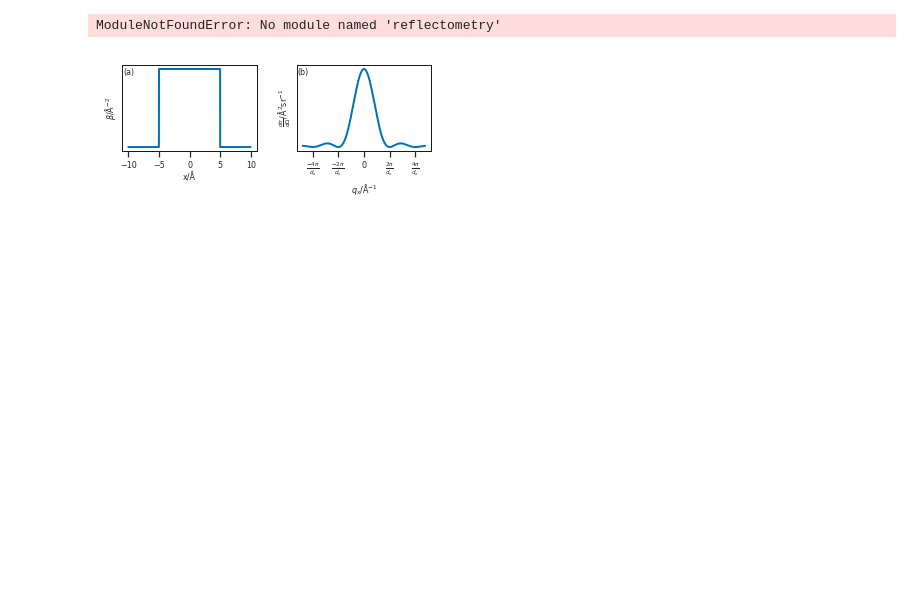
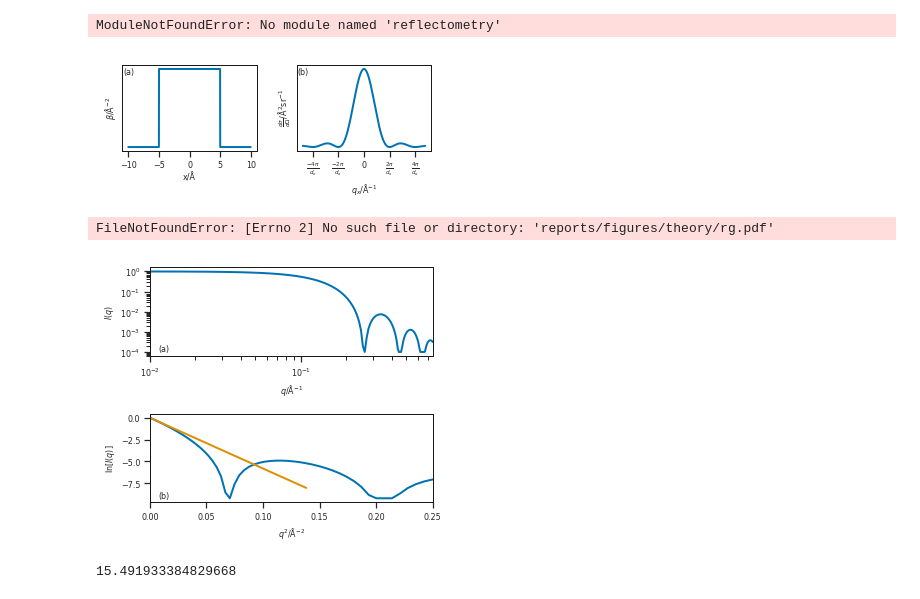
Before and after one commit to arm61/thesis, a Jupyter notebook: notebooks/figures.ipynb, the cells around one changed output. Cells and saved outputs as stored; diff of their text form; code cells hidden in the pictures; blank space fills up the shorter version.

```diff
--- a/notebooks/figures.ipynb
+++ b/notebooks/figures.ipynb
@@ -152,3 +152,43 @@ plt.tight_layout()
 plt.savefig('reports/figures/theory/scales.pdf')
 # %% [output]
 [figure]
+# %%
+def sphere(r, q):
+     return np.square(np.divide((3 * (np.sin(q * r) - q * r * np.cos(q * r))), np.power((q * r), 3)))
+# %%
+q = np.linspace(0.001, 0.75, 100)
+i = sphere(20, q)
+i[np.where(i<0.0001)] = 0.0001
+plt.figure(figsize=(5, 25/6))
+gs = gridspec.GridSpec(2, 1)
+ax = plt.subplot(gs[0, 0])
+ax.plot(q, i)
+ax.set_xscale('log')
+ax.set_yscale('log')
+ax.set_xlabel(r'$q$/Å$^{-1}$')
+ax.set_ylabel(r'$I(q)$')
+ax.set_xlim(0.01, 0.75)
+ax.text(0.05, 0.08, '(a)',
+        horizontalalignment='center',
+        verticalalignment='center',
+        transform=ax.transAxes, size=8)
+ax1 = plt.subplot(gs[1, 0])
+ax1.plot(q * q, np.log(i))
+ax1.plot(q[:40] * q[:40], -((20 * np.sqrt(3 / 5)) ** 2 / 3) * q[:40] * q[:40])
+ax1.set_xlim(0.0, 0.25)
+ax1.set_xlabel(r'$q^2$/Å$^{-2}$')
+ax1.set_ylabel(r'ln[$I(q)$]')
+ax1.text(0.05, 0.08, '(b)',
+        horizontalalignment='center',
+        verticalalignment='center',
+        transform=ax1.transAxes, size=8)
+plt.tight_layout()
+plt.savefig('reports/figures/theory/rg.pdf')
+# %% [output]
+FileNotFoundError: [Errno 2] No such file or directory: 'reports/figures/theory/rg.pdf'
+[figure, added]
+# %%
+import numpy as np
+20 * np.sqrt(3/5)
+# %% [output]
+15.491933384829668
```
Also changed, not shown: 11 other files.
